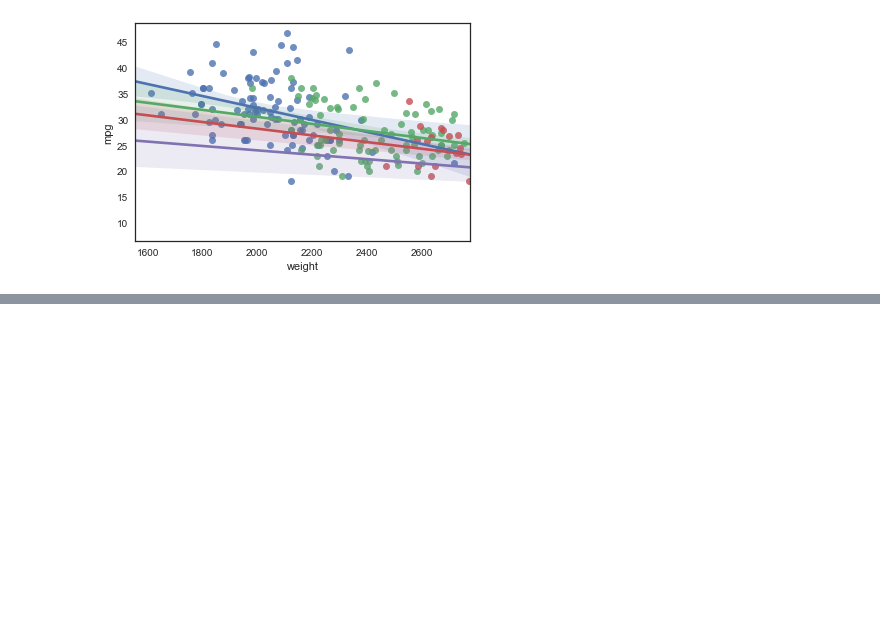
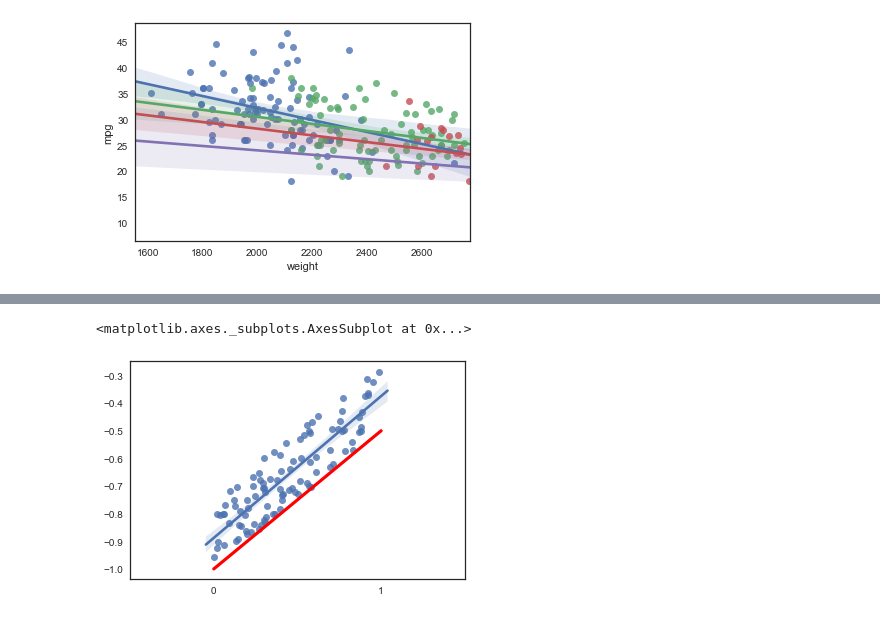
Before and after one commit to abbiepopa/intro_to_stat_learning_reading_grp, a Jupyter notebook: Chap3_Exercises.ipynb, the cells around one changed output, grey strips where cells are left out. Saved outputs shown, nothing was run; the diff lists cells and outputs as text; code cells hidden in the pictures; blank space fills up the shorter version.

```diff
--- a/Chap3_Exercises.ipynb
+++ b/Chap3_Exercises.ipynb
@@ -211,0 +394,6 @@ sns.regplot(p4.weight, p4.mpg)
+# %%
+sns.regplot(x2, y2)
+sns.pointplot([0,1], [-1, -0.5], markers = '', ci =0, color = 'red')
+# %% [output]
+<matplotlib.axes._subplots.AxesSubplot at 0x...>
+[figure, added]
```
Also changed, not shown: parts of 24 cells of this notebook.
